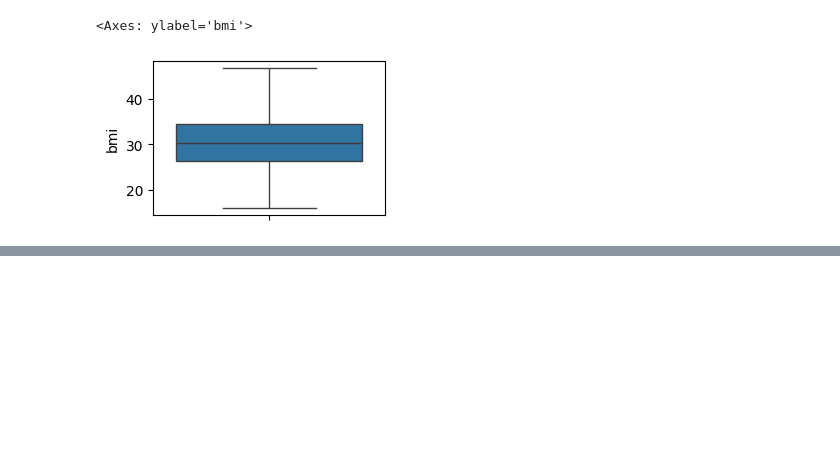
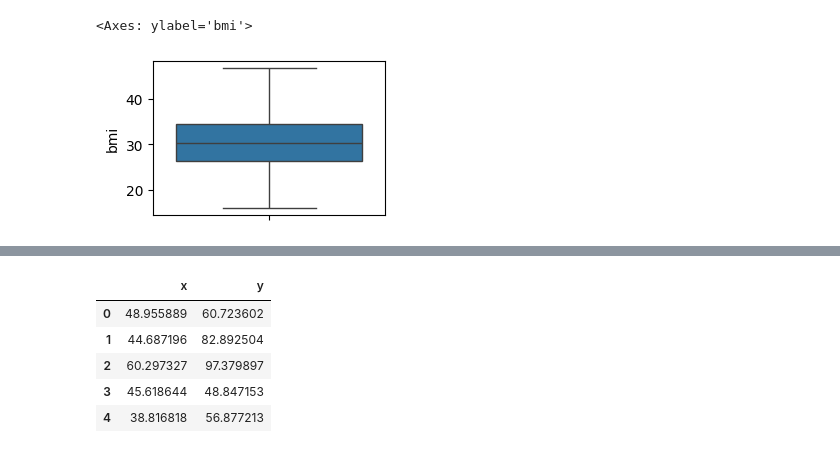
Before and after one commit to Md-Maruf-1727/Statistics, a Jupyter notebook: Outlier removing/outlier_Re_from_insurance.ipynb, the cells around one changed output, grey strips where cells are left out. Cells and saved outputs as stored; diff of their text form; code cells hidden in the pictures; blank space fills up the shorter version.

```diff
--- a/Outlier removing/outlier_Re_from_insurance.ipynb
+++ b/Outlier removing/outlier_Re_from_insurance.ipynb
@@ -309,0 +337,10 @@ sns.boxplot(df3['bmi'])
+# %%
+dataf = pd.read_csv('data.csv')
+dataf.head()
+# %% [output]
+|  | x | y |
+| 0 | 48.955889 | 60.723602 |
+| 1 | 44.687196 | 82.892504 |
+| 2 | 60.297327 | 97.379897 |
+| 3 | 45.618644 | 48.847153 |
+| 4 | 38.816818 | 56.877213 |
```
Also changed, not shown: parts of 11 cells of this notebook.
